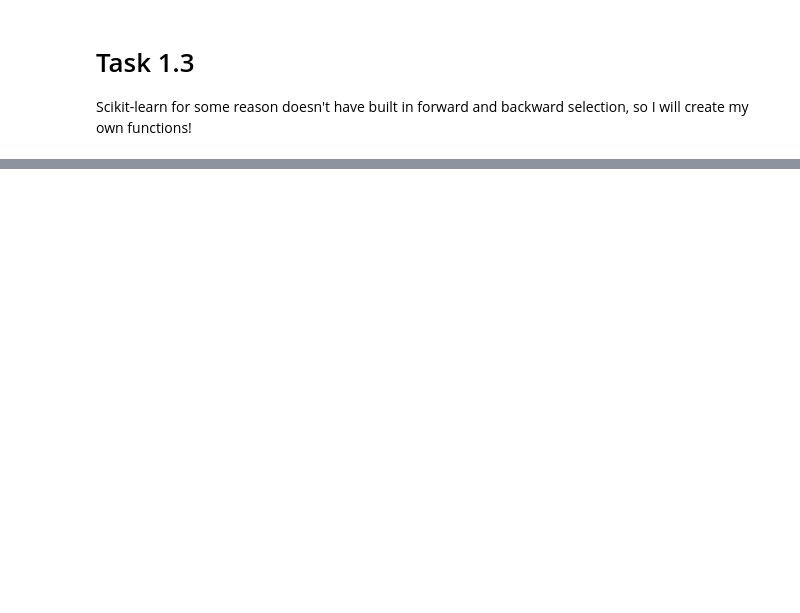
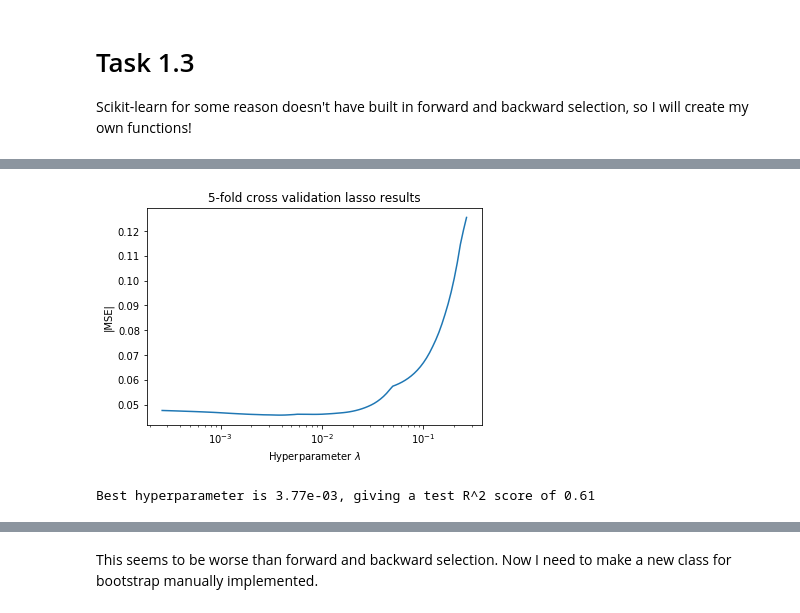
Before and after one commit to bernharl/STK-IN4300-oblig2, a Jupyter notebook: Oblig2 STK-IN Bernhard.ipynb, the cells around one changed output, grey strips where cells are left out. Cells and saved outputs as stored; diff of their text form; code cells hidden in the pictures; blank space fills up the shorter version.

```diff
--- a/Oblig2 STK-IN Bernhard.ipynb
+++ b/Oblig2 STK-IN Bernhard.ipynb
@@ -282,0 +412,17 @@ result_table_increased
+# %%
+# 5-fold cross validation
+lasso_cv = skllm.LassoCV(n_jobs=-1, cv=5).fit(X_train, y_train)
+lasso_cv.score(X_test, y_test)
+lambdas_lasso_cv = lasso_cv.alphas_
+mses_lasso_cv = lasso_cv.mse_path_.mean(axis=1)
+plt.semilogx(lambdas_lasso_cv, mses_lasso_cv)
+plt.xlabel(r"Hyperparameter $\lambda$")
+plt.ylabel(r"|MSE|")
+plt.title("5-fold cross validation lasso results")
+plt.show()
+print(
+    f"Best hyperparameter is {lasso_cv.alpha_:.2e}, giving a test R^2 score of {lasso_cv.score(X_test, y_test):.2f}"
+)
+# %% [output]
+[figure, added]
+Best hyperparameter is 3.77e-03, giving a test R^2 score of 0.61
@@ -282,0 +430,2 @@ result_table_increased
+# %% [markdown]
+This seems to be worse than forward and backward selection. Now I need to make a new class for bootstrap manually implemented.
```
Also changed, not shown: parts of 15 cells of this notebook.
